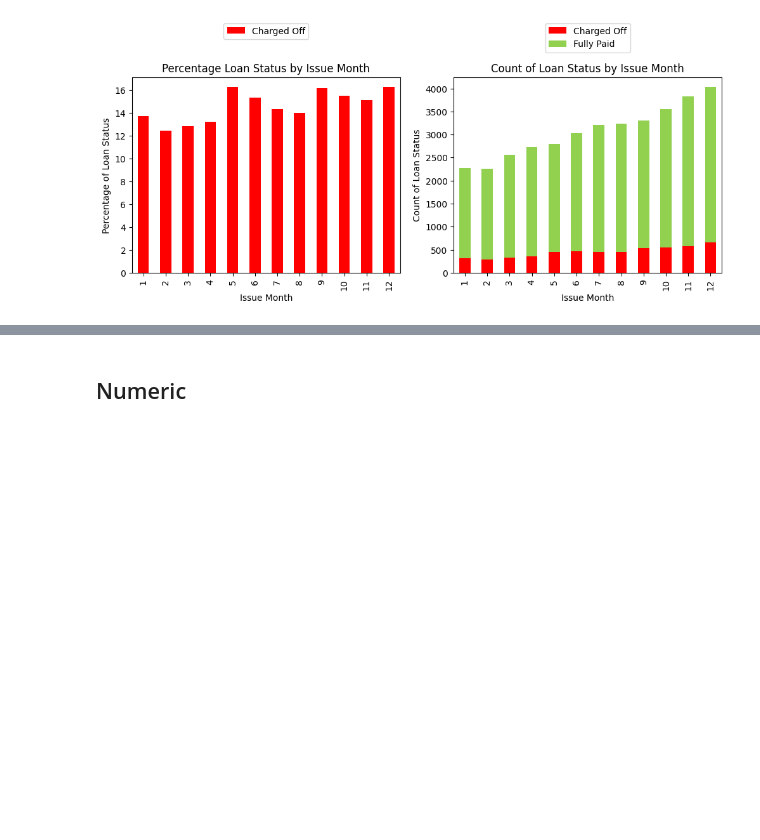
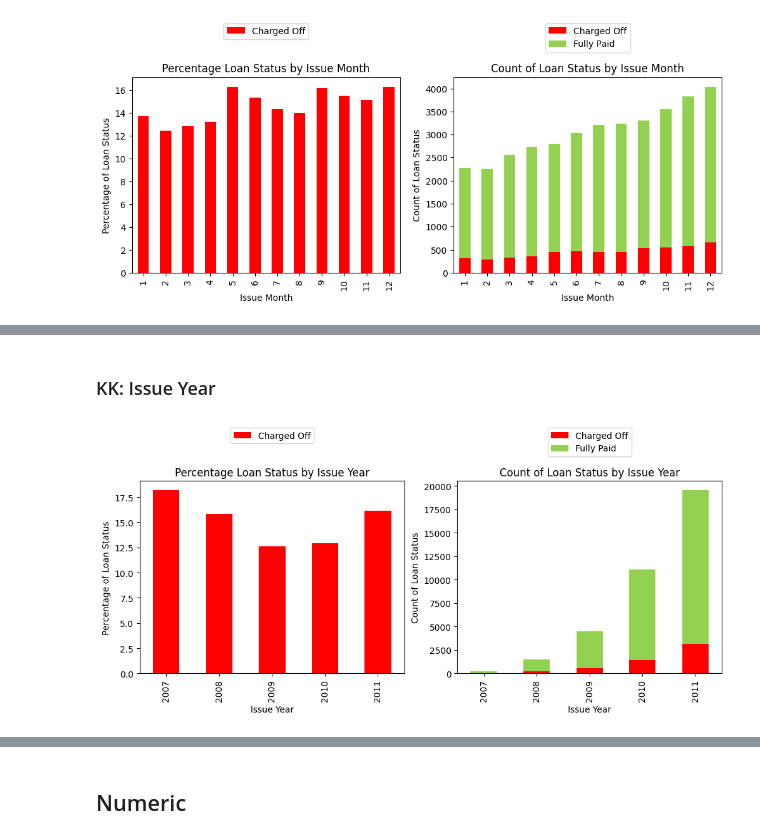
Before and after one commit to kk20krishna/Lending-Club-Case-Study, a Jupyter notebook: Lending_Club_Case_Study.ipynb, the cells around one changed output, grey strips where cells are left out. Saved outputs shown, nothing was run; the diff lists cells and outputs as text; code cells hidden in the pictures; blank space fills up the shorter version.

```diff
--- a/Lending_Club_Case_Study.ipynb
+++ b/Lending_Club_Case_Study.ipynb
@@ -1116,7 +1138,7 @@ def bva_catagorical(col, col_name, data, figsize=(12,4), ticks=False):
   Perform Bivariate Analysis (BVA) for a categorical column against loan status.
 
   This function generates two side-by-side bar plots:
-  1. A stacked bar plot showing the percentage distribution of loan statuses for each category in the specified column.
+  1. A bar plot showing the percentage distribution of loan statuses for each category in the specified column.
   2. A stacked bar plot showing the count of loan statuses for each category.
 
   It uses `pivot_table` to compute the percentage of loan statuses and `groupby` to calculate counts. It also allows
@@ -1245,0 +1353,6 @@ bva_catagorical(col='issue_month', col_name='Issue Month', data=df, figsize=(12,
+# %% [markdown]
+### KK: Issue Year
+# %%
+bva_catagorical(col='issue_year', col_name='Issue Year', data=df, figsize=(12,4))
+# %% [output]
+[figure, added]
```
Also changed, not shown: parts of 42 cells of this notebook.
